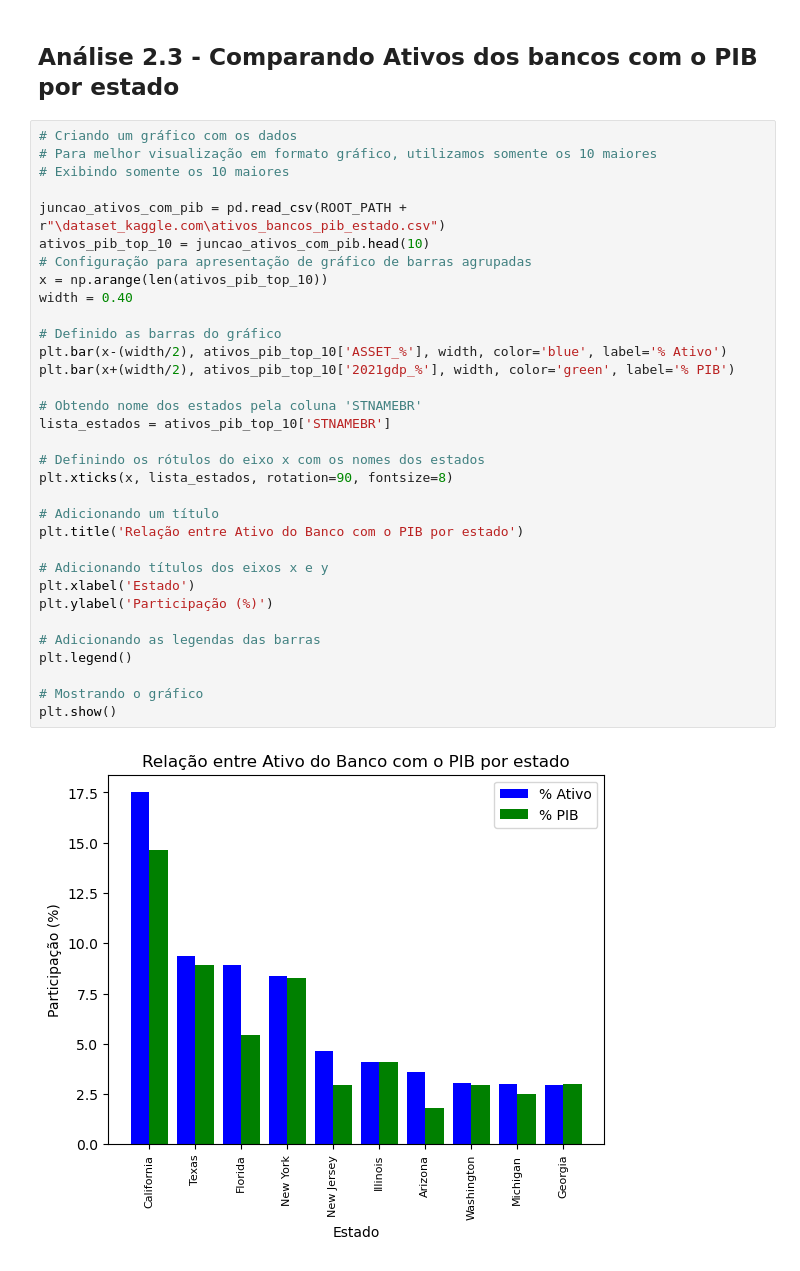
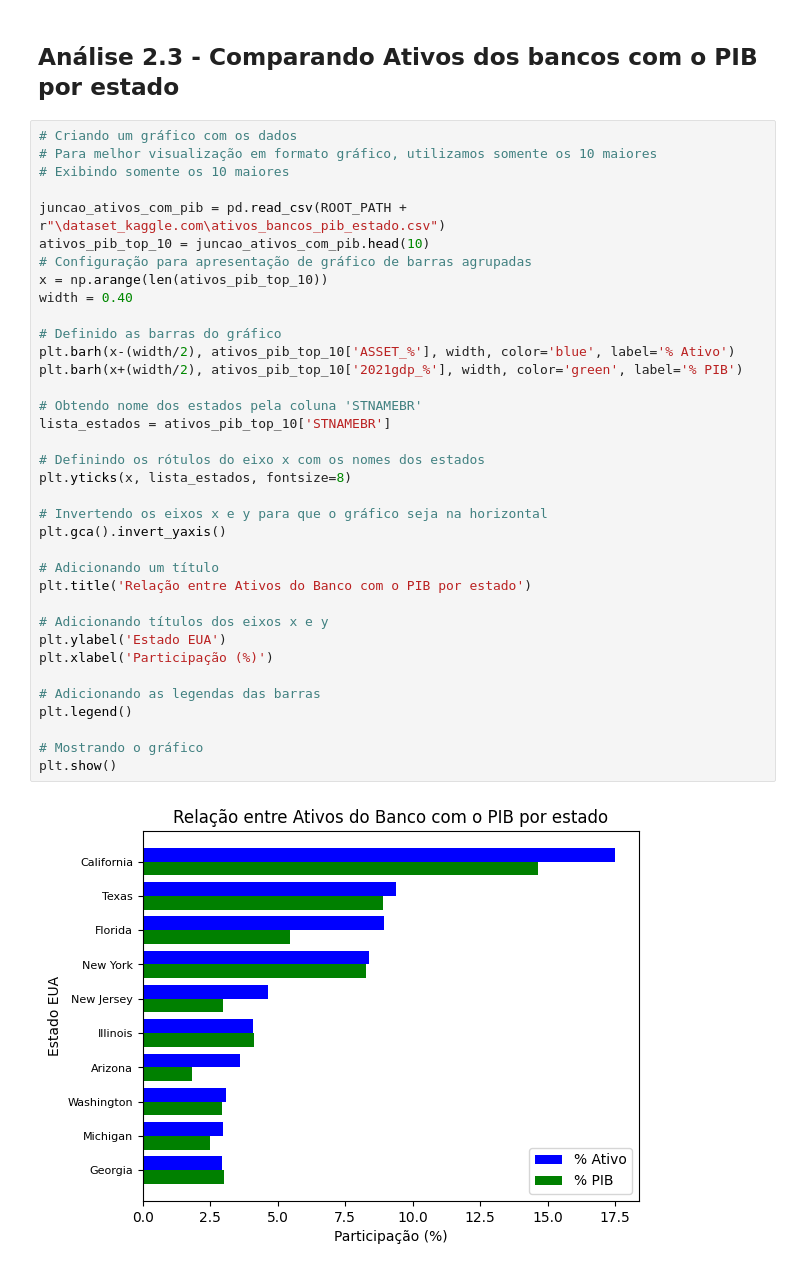
Before and after one commit to Victordelete/proj_tecnicas_prog_I, a Jupyter notebook: data_analysis.ipynb, the cells around one changed output. Saved outputs shown, nothing was run; the diff lists cells and outputs as text.

```diff
--- a/data_analysis.ipynb
+++ b/data_analysis.ipynb
@@ -77,35 +82,38 @@ plt.show()
 # %%
 # Criando um gráfico com os dados
 # Para melhor visualização em formato gráfico, utilizamos somente os 10 maiores
 # Exibindo somente os 10 maiores
 
 juncao_ativos_com_pib = pd.read_csv(ROOT_PATH + r"\dataset_kaggle.com\ativos_bancos_pib_estado.csv")
 ativos_pib_top_10 = juncao_ativos_com_pib.head(10)
 # Configuração para apresentação de gráfico de barras agrupadas
 x = np.arange(len(ativos_pib_top_10))
 width = 0.40
 
 # Definido as barras do gráfico
-plt.bar(x-(width/2), ativos_pib_top_10['ASSET_%'], width, color='blue', label='% Ativo')
-plt.bar(x+(width/2), ativos_pib_top_10['2021gdp_%'], width, color='green', label='% PIB')
+plt.barh(x-(width/2), ativos_pib_top_10['ASSET_%'], width, color='blue', label='% Ativo')
+plt.barh(x+(width/2), ativos_pib_top_10['2021gdp_%'], width, color='green', label='% PIB')
 
 # Obtendo nome dos estados pela coluna 'STNAMEBR'
 lista_estados = ativos_pib_top_10['STNAMEBR']
 
 # Definindo os rótulos do eixo x com os nomes dos estados
-plt.xticks(x, lista_estados, rotation=90, fontsize=8)
+plt.yticks(x, lista_estados, fontsize=8)
+
+# Invertendo os eixos x e y para que o gráfico seja na horizontal
+plt.gca().invert_yaxis()
 
 # Adicionando um título
-plt.title('Relação entre Ativo do Banco com o PIB por estado')
+plt.title('Relação entre Ativos do Banco com o PIB por estado')
 
 # Adicionando títulos dos eixos x e y
-plt.xlabel('Estado')
-plt.ylabel('Participação (%)')
+plt.ylabel('Estado EUA')
+plt.xlabel('Participação (%)')
 
 # Adicionando as legendas das barras
 plt.legend()
 
 # Mostrando o gráfico
 plt.show()
 # %% [output]
-[figure, old version]
+[figure, new version]
```
Also changed, not shown: parts of 4 cells of this notebook.
